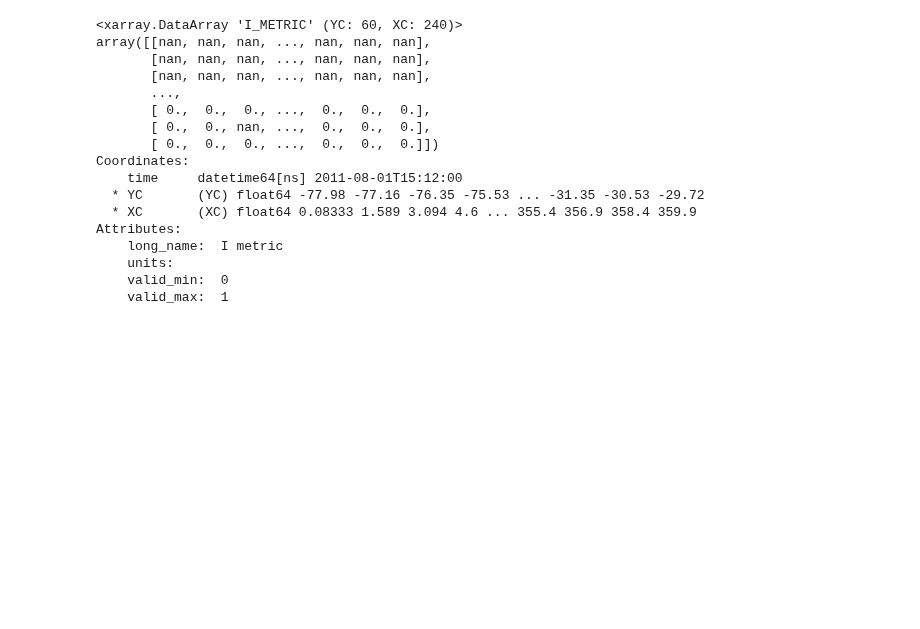
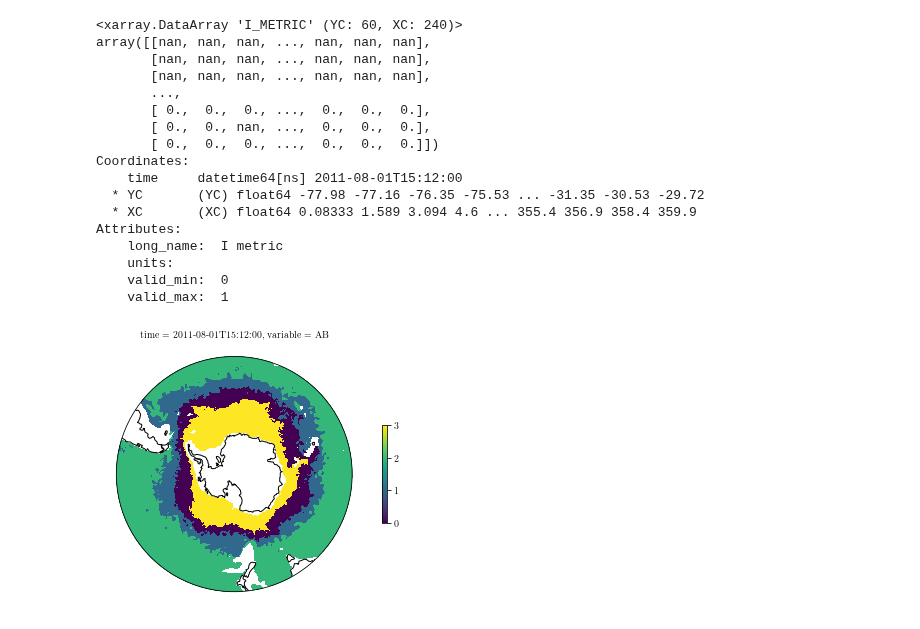
Before and after one commit to sdat2/pyxpcm, a Jupyter notebook: old-ipynb/plot_i_metric.ipynb, the cells around one changed output. Drawn from its saved outputs; the diff is of its cells as text; code cells hidden in the pictures; blank space fills up the shorter version.

```diff
--- a/old-ipynb/plot_i_metric.ipynb
+++ b/old-ipynb/plot_i_metric.ipynb
@@ -162,3 +162,7 @@ Attributes:
     units:
     valid_min:  0
     valid_max:  1
+# %%
+plot_so(ds.A_B.rename('AB').isel(rank=0))
+# %% [output]
+[figure, added]
```
Also changed, not shown: parts of 4 cells of this notebook, 1 other file.
